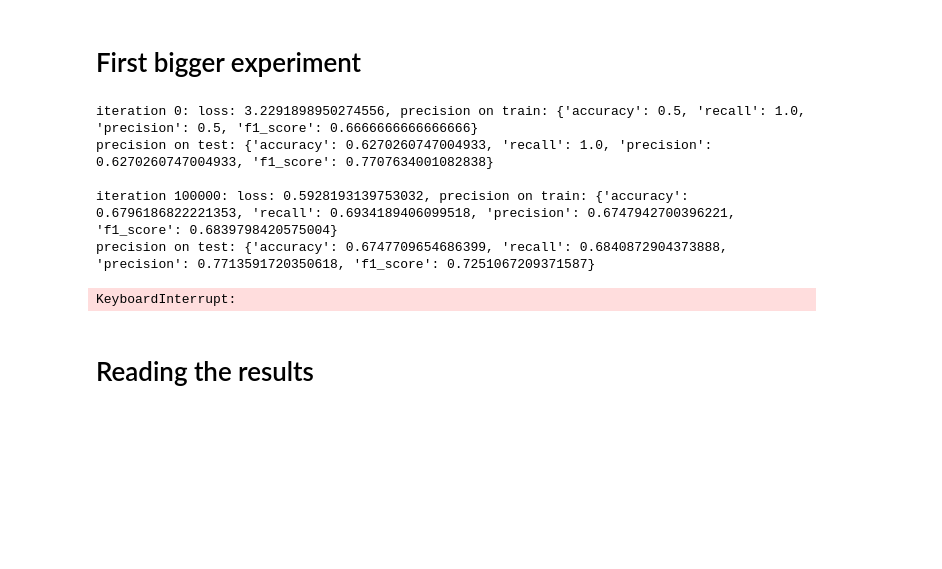
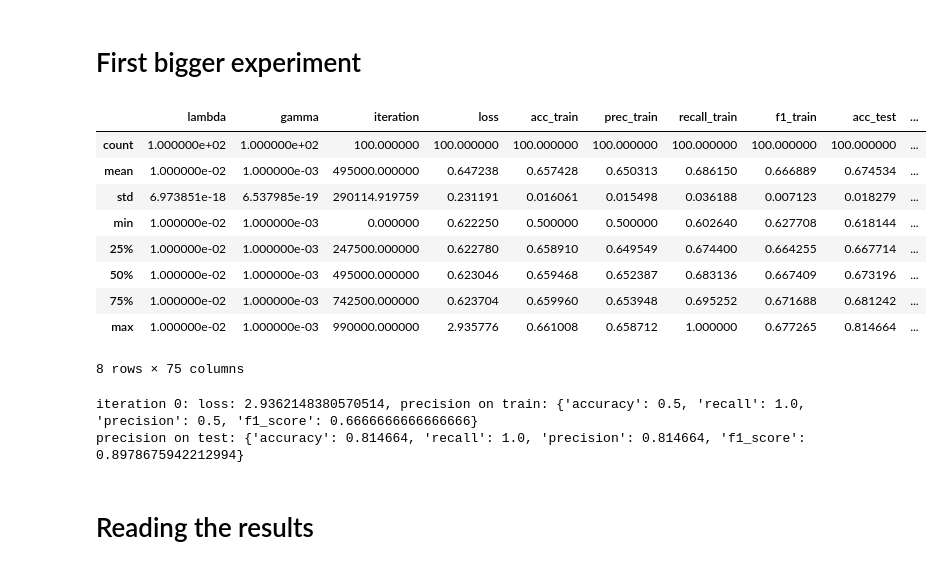
Before and after one commit to Tesa27/ML_project1, a Jupyter notebook: Implementations_v2-Copy1.ipynb, the cells around one changed output. Drawn from its saved outputs; the diff is of its cells as text; code cells hidden in the pictures; blank space fills up the shorter version.

```diff
--- a/Implementations_v2-Copy1.ipynb
+++ b/Implementations_v2-Copy1.ipynb
@@ -407,17 +505,30 @@ df.head()
 # %% [markdown]
 # First bigger experiment
+# %%
+df.describe()
+# %% [output]
+|  | lambda | gamma | iteration | loss | acc_train | prec_train | recall_train | f1_train | acc_test | ... |
+| count | 1.000000e+02 | 1.000000e+02 | 100.000000 | 100.000000 | 100.000000 | 100.000000 | 100.000000 | 100.000000 | 100.000000 | ... |
+| mean | 1.000000e-02 | 1.000000e-03 | 495000.000000 | 0.647238 | 0.657428 | 0.650313 | 0.686150 | 0.666889 | 0.674534 | ... |
+| std | 6.973851e-18 | 6.537985e-19 | 290114.919759 | 0.231191 | 0.016061 | 0.015498 | 0.036188 | 0.007123 | 0.018279 | ... |
+| min | 1.000000e-02 | 1.000000e-03 | 0.000000 | 0.622250 | 0.500000 | 0.500000 | 0.602640 | 0.627708 | 0.618144 | ... |
+| 25% | 1.000000e-02 | 1.000000e-03 | 247500.000000 | 0.622780 | 0.658910 | 0.649549 | 0.674400 | 0.664255 | 0.667714 | ... |
+| 50% | 1.000000e-02 | 1.000000e-03 | 495000.000000 | 0.623046 | 0.659468 | 0.652387 | 0.683136 | 0.667409 | 0.673196 | ... |
+| 75% | 1.000000e-02 | 1.000000e-03 | 742500.000000 | 0.623704 | 0.659960 | 0.653948 | 0.695252 | 0.671688 | 0.681242 | ... |
+| max | 1.000000e-02 | 1.000000e-03 | 990000.000000 | 2.935776 | 0.661008 | 0.658712 | 1.000000 | 0.677265 | 0.814664 | ... |
+8 rows × 75 columns
 # %%
 def_lambda_ = 0.01
 def_gamma = 0.001
 def_d = 3
-max_iters = 10000000
+max_iters = 100000000
 
-lambda_range = [0.0001, 0.0005, 0.001, 0.005, 0.01, 0.05, 0.1, 0.5, 1]
-gamma_range = [0.00001, 0.0005, 0.001, 0.005, 0.01]
+lambda_range = [0.0001, 0.0005, 0.001, 0.005]
+gamma_range = [0.00001, 0.0005, 0.001]
 d_range = [2,3,4,5]
 
 for d in d_range:
-    columns = train_data.columns[2:]
+    columns = train_data.columns[2:-4]
     curr_data = feature_polynomial_expansion(train_data, columns, d)
     curr_data = add_constant_attribute(curr_data)
 
@@ -425,7 +536,7 @@ for d in d_range:
     initial_w = x_train.mean(axis=0)
 
     w, loss, df = reg_logistic_regression(y_train, x_train, def_lambda_, initial_w, max_iters,
-                                            def_gamma, frequency=max_iters/100, x_test=x_test, y_test=y_test,
+                                            def_gamma, frequency=max_iters/10, x_test=x_test, y_test=y_test,
                                           log=f'd={d};gamma={def_gamma};lambda={def_lambda_}.csv')
     plt.plot(loss)
     plt.ylim(0,1)
@@ -437,7 +548,7 @@ for d in d_range:
     print(f'TRAIN precision: {evaluate_on_set(w,x_train, y_train)}')
     print(f'TEST precision: {evaluate_on_set(w,x_test, y_test)}')
 
-columns = train_data.columns[2:]
+columns = train_data.columns[2:-4]
 curr_data = feature_polynomial_expansion(train_data, columns, def_d)
 curr_data = add_constant_attribute(curr_data)
 x_train, y_train, x_test, y_test = split_train_test(curr_data)
@@ -473,12 +584,8 @@ for gamma in gamma_range:
     print(f'TRAIN precision: {evaluate_on_set(w,x_train, y_train)}')
     print(f'TEST precision: {evaluate_on_set(w,x_test, y_test)}')
 # %% [output]
-iteration 0: loss: 3.2291898950274556, precision on train: {'accuracy': 0.5, 'recall': 1.0, 'precision': 0.5, 'f1_score': 0.6666666666666666}
-precision on test: {'accuracy': 0.6270260747004933, 'recall': 1.0, 'precision': 0.6270260747004933, 'f1_score': 0.7707634001082838}
-
-iteration 100000: loss: 0.5928193139753032, precision on train: {'accuracy': 0.6796186822221353, 'recall': 0.6934189406099518, 'precision': 0.6747942700396221, 'f1_score': 0.6839798420575004}
-precision on test: {'accuracy': 0.6747709654686399, 'recall': 0.6840872904373888, 'precision': 0.7713591720350618, 'f1_score': 0.7251067209371587}
+iteration 0: loss: 2.9362148380570514, precision on train: {'accuracy': 0.5, 'recall': 1.0, 'precision': 0.5, 'f1_score': 0.6666666666666666}
+precision on test: {'accuracy': 0.814664, 'recall': 1.0, 'precision': 0.814664, 'f1_score': 0.8978675942212994}
-KeyboardInterrupt:
 # %% [markdown]
 # Reading the results
 # %%
```
Also changed, not shown: parts of 12 cells of this notebook, 2 other files.
